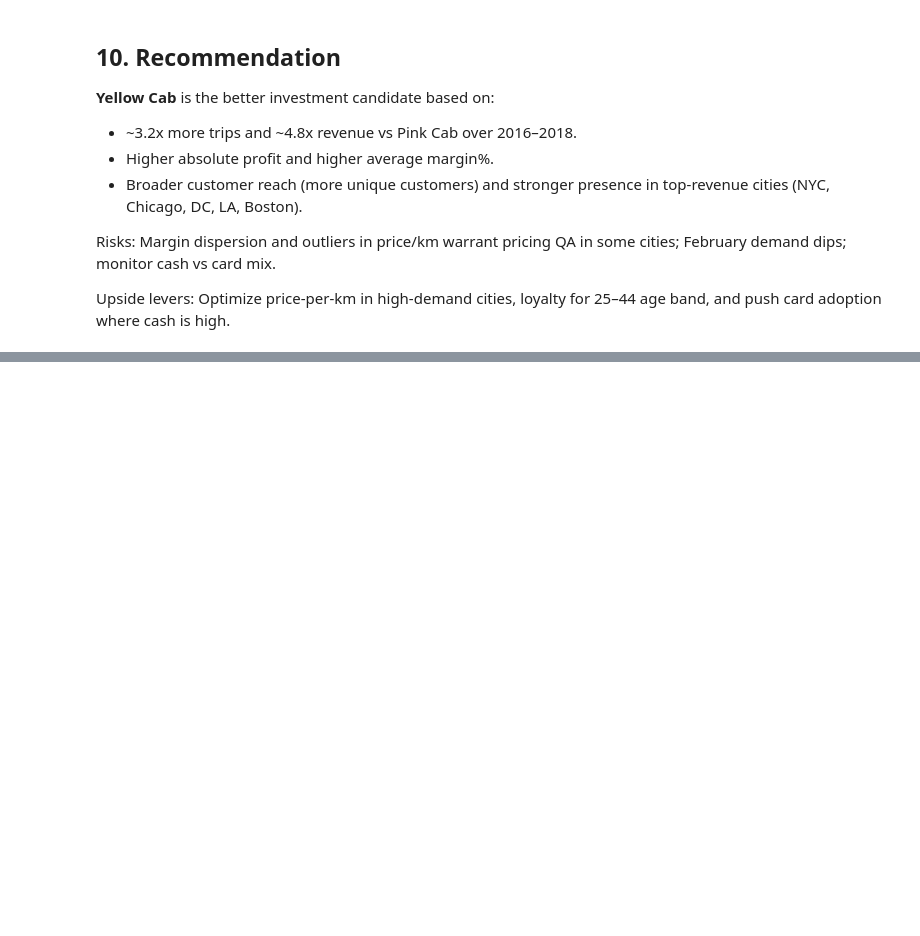
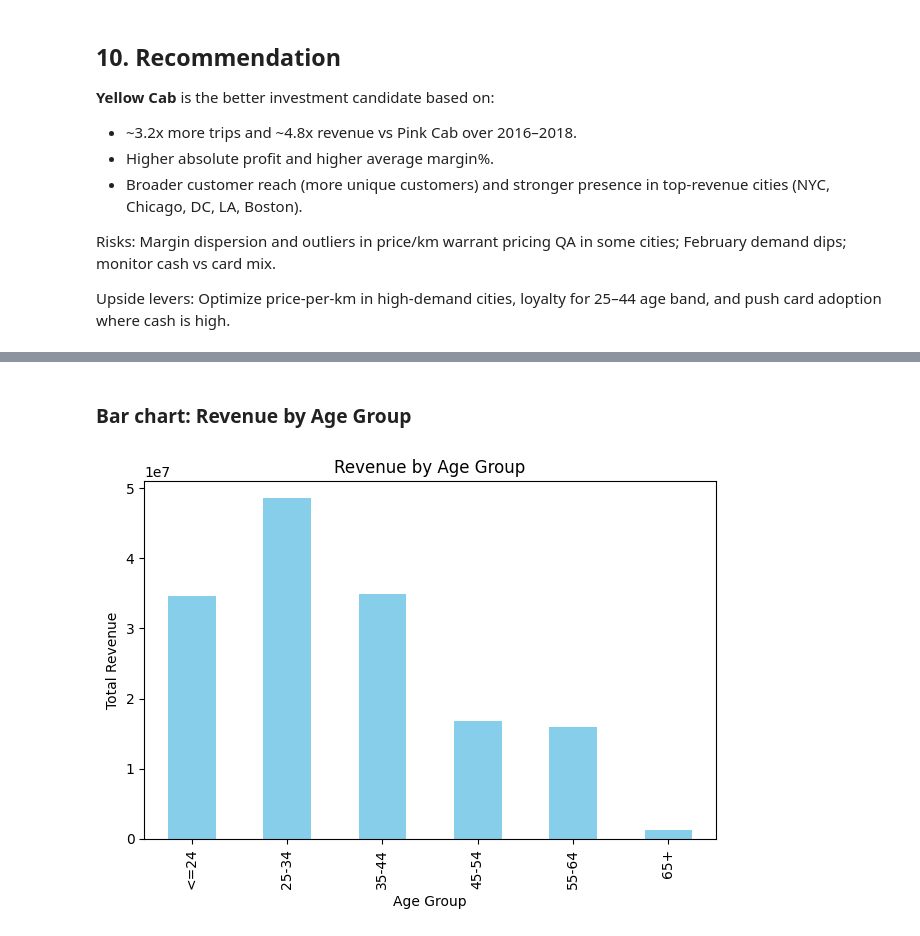
Before and after one commit to magdalena-ivanova-ds/Data-Glacier-Virtual-Internship, a Jupyter notebook: week2/XYZ_Cab_Industry_EDA.ipynb, the cells around one changed output, grey strips where cells are left out. Cells and saved outputs as stored; diff of their text form; code cells hidden in the pictures; blank space fills up the shorter version.

```diff
--- a/week2/XYZ_Cab_Industry_EDA.ipynb
+++ b/week2/XYZ_Cab_Industry_EDA.ipynb
@@ -269,0 +304,12 @@ Upside levers: Optimize price-per-km in high-demand cities, loyalty for 25–44
+# %% [markdown]
+### Bar chart: Revenue by Age Group
+# %%
+age_revenue = master.groupby('AgeBin')['Revenue'].sum().reindex(['<=24','25-34','35-44','45-54','55-64','65+'])
+age_revenue.plot(kind='bar', color='skyblue')
+plt.title('Revenue by Age Group')
+plt.xlabel('Age Group')
+plt.ylabel('Total Revenue')
+plt.tight_layout()
+plt.show()
+# %% [output]
+[figure, added]
```
Also changed, not shown: parts of 15 cells of this notebook.
